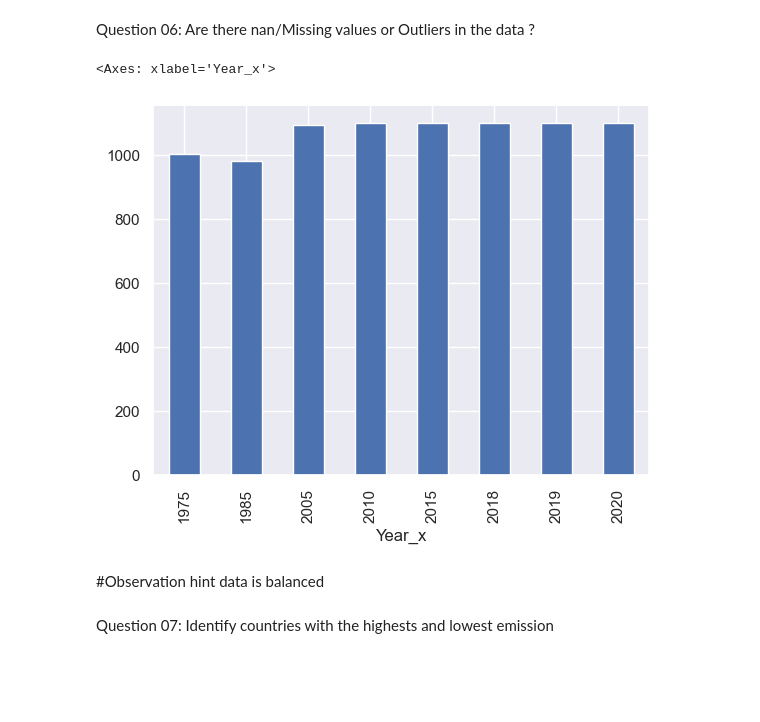
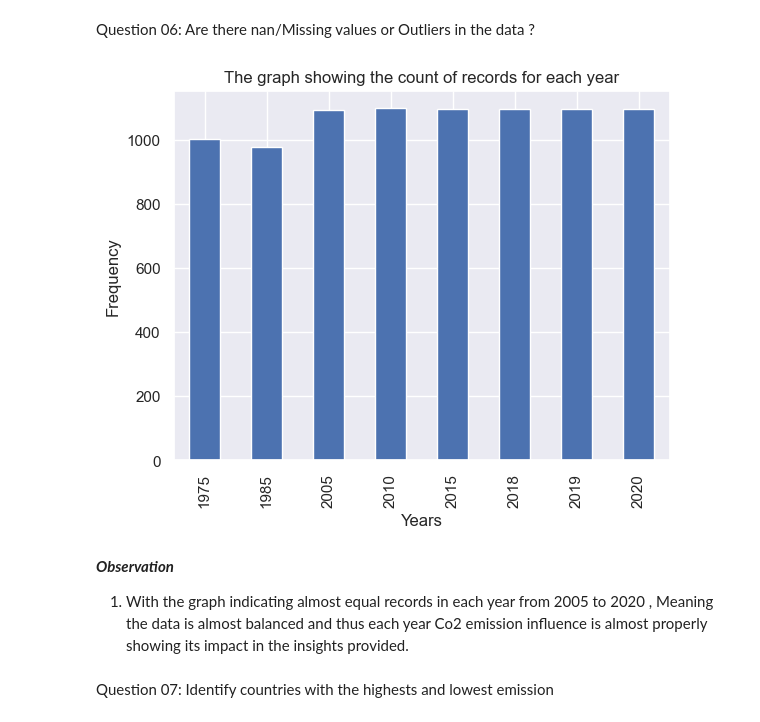
Before and after one commit to ntakirutimanapierre/Analytics-Assignemnt2-Exploratory-Data-Analysis-and-Reporting, a Jupyter notebook: g_assignment.ipynb, the cells around one changed output. Drawn from its saved outputs; the diff is of its cells as text; code cells hidden in the pictures; blank space fills up the shorter version.

```diff
--- a/g_assignment.ipynb
+++ b/g_assignment.ipynb
@@ -92,4 +59,4 @@ co2_data.rename(columns= {"Unnamed: 1":"Country"},inplace=True)
 # %%
 #dropping Foot notes columns
 
-co2_data.drop(columns="Footnotes", inplace=True)
+co2_data.drop(columns=["Footnotes","Series","Source"], inplace=True)
@@ -207,6 +183,6 @@ p_co2.shape[0] + k_co2.shape[0]
 # %%
 #dropping the other dataset corresponding values
-merged_data = merged_data.drop(['Region/Country/Area_y','Year_y','Series_y','Source_y'],axis = 1)
+merged_data = merged_data.drop(['Region/Country/Area_y','Year_y'],axis = 1)
 # %%
 #statistical description of the dataset
 merged_data.describe()
@@ -252,12 +233,16 @@ Question 06: Are there nan/Missing  values or Outliers  in the data ?
 # %%
 balance_check = merged_data.groupby('Year_x').count()
 
 balance_check['Country'].plot(kind='bar')
+plt.xlabel('Years')
+plt.ylabel('Frequency')
+plt.title("The graph showing the count of records for each year")
+plt.show()
 # %% [output]
-<Axes: xlabel='Year_x'>
-[figure, old version]
+[figure, new version]
-# %% [markdown]
-#Observation hint data is balanced
+# %% [markdown]
+***Observation***
+1. With the graph indicating almost equal records in each year from 2005 to 2020 , Meaning the data is almost balanced and thus each year Co2  emission influence is almost properly showing its impact in the insights provided.
 # %%
 #asessing distribution of the data #TODO
 # %% [markdown]
```
Also changed, not shown: parts of 40 cells of this notebook.
